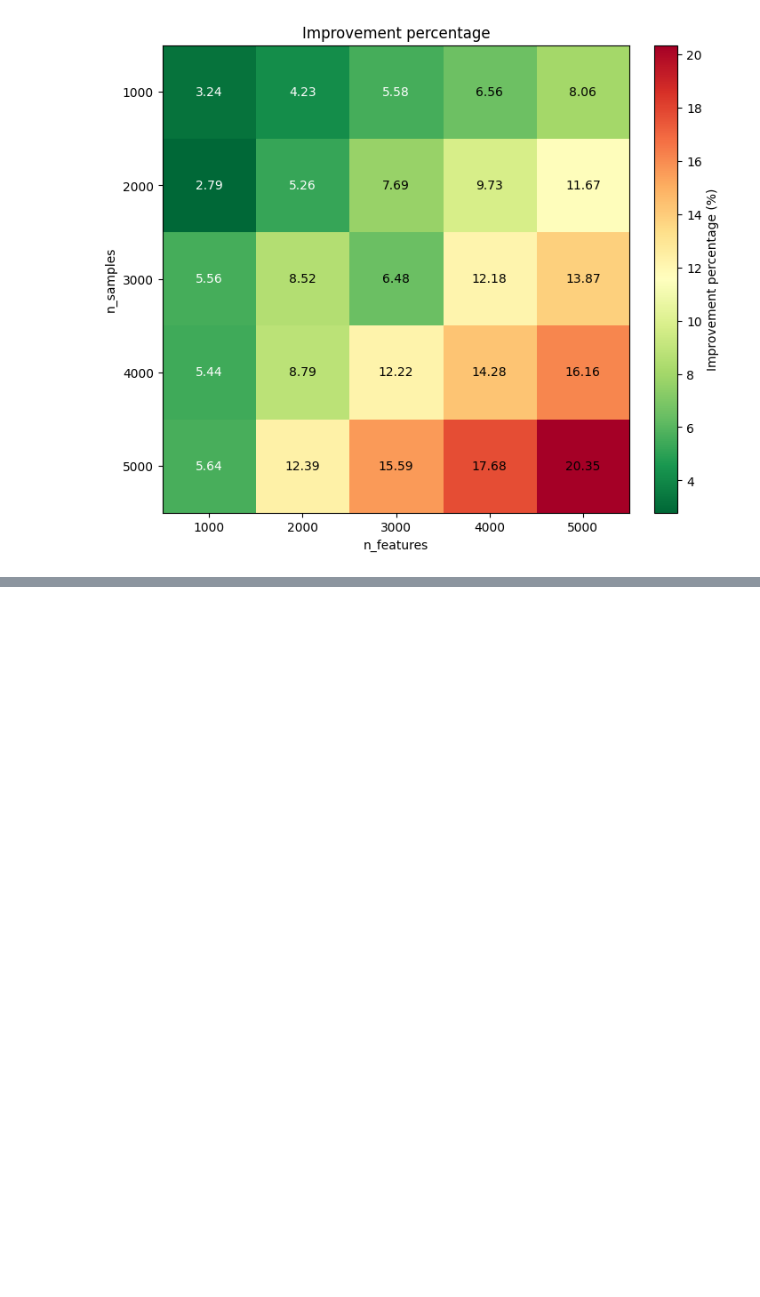
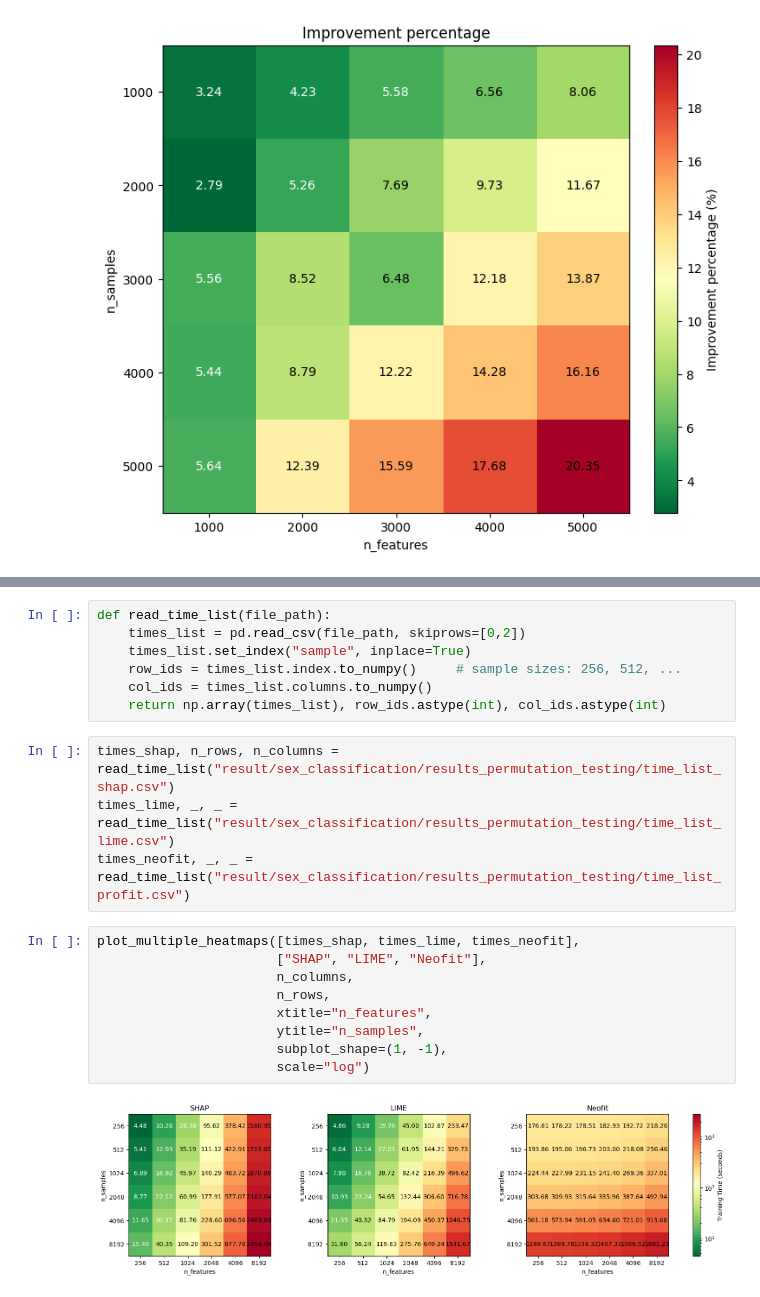
Before and after one commit to ClarkXu0625/treeple, a Jupyter notebook: clark/experiments/plot_neofit.ipynb, the cells around one changed output, grey strips where cells are left out. Drawn from its saved outputs; the diff is of its cells as text; blank space fills up the shorter version.

```diff
--- a/clark/experiments/plot_neofit.ipynb
+++ b/clark/experiments/plot_neofit.ipynb
@@ -62,0 +75,22 @@ dim
+# %%
+def read_time_list(file_path):
+    times_list = pd.read_csv(file_path, skiprows=[0,2])
+    times_list.set_index("sample", inplace=True)
+    row_ids = times_list.index.to_numpy()     # sample sizes: 256, 512, ...
+    col_ids = times_list.columns.to_numpy()
+    return np.array(times_list), row_ids.astype(int), col_ids.astype(int)
+# %%
+times_shap, n_rows, n_columns = read_time_list("result/sex_classification/results_permutation_testing/time_list_shap.csv")
+times_lime, _, _ = read_time_list("result/sex_classification/results_permutation_testing/time_list_lime.csv")
+times_neofit, _, _ = read_time_list("result/sex_classification/results_permutation_testing/time_list_profit.csv")
+# %%
+plot_multiple_heatmaps([times_shap, times_lime, times_neofit],
+                       ["SHAP", "LIME", "Neofit"],
+                       n_columns,
+                       n_rows,
+                       xtitle="n_features",
+                       ytitle="n_samples",
+                       subplot_shape=(1, -1),
+                       scale="log")
+# %% [output]
+[figure, added]
```
Also changed, not shown: parts of 4 cells of this notebook.
